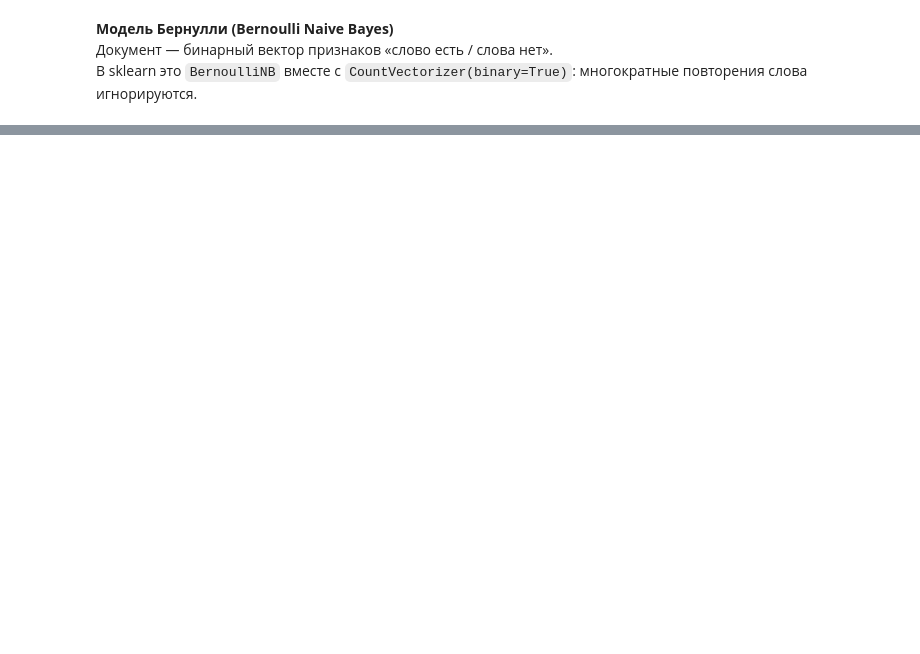
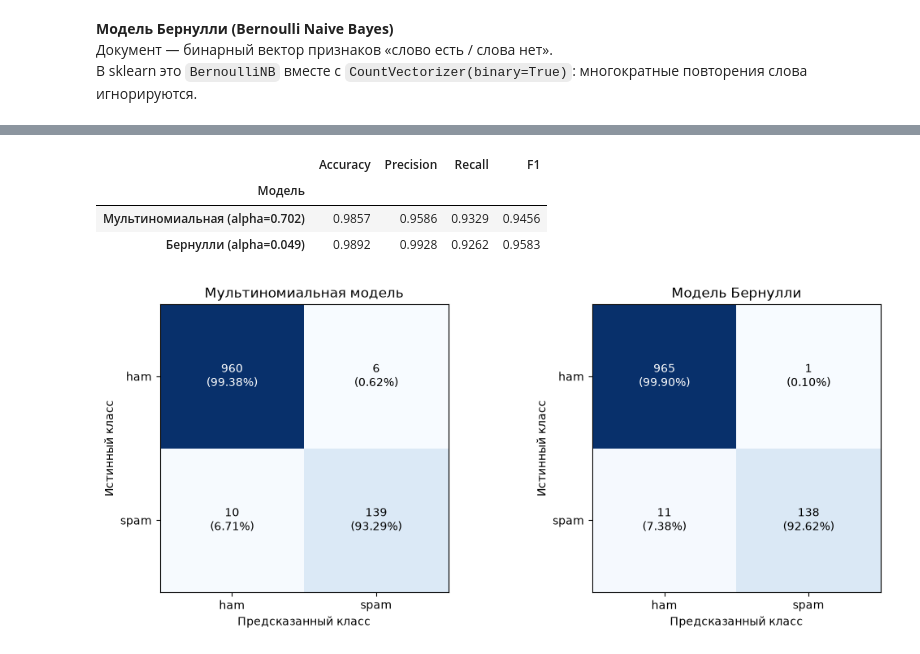
Before and after one commit to ra8fu/Naive-Bayes-Spam-Filter, a Jupyter notebook: Naive Bayes.ipynb, the cells around one changed output, grey strips where cells are left out. Cells and saved outputs as stored; diff of their text form; code cells hidden in the pictures; blank space fills up the shorter version.

```diff
--- a/Naive Bayes.ipynb
+++ b/Naive Bayes.ipynb
@@ -279,0 +388,51 @@ weighted avg     0.9821    0.9821    0.9816      1115
+# %%
+# Обучение при оптимальных alpha
+pipe_multi_best = Pipeline([
+    ("vectorizer", CountVectorizer(analyzer=preprocess)),
+    ("classifier", MultinomialNB(alpha=best_alpha_multi)),
+])
+pipe_bern_best = Pipeline([
+    ("vectorizer", CountVectorizer(analyzer=preprocess)),
+    ("classifier", BernoulliNB(alpha=best_alpha_bern)),
+])
+
+pipe_multi_best.fit(X_train, y_train)
+pipe_bern_best.fit(X_train, y_train)
+
+# Предсказания на тестовой выборке
+proba_multi_best = pipe_multi_best.predict_proba(X_test)[:, 1]
+pred_multi_best  = (proba_multi_best >= 0.5).astype(int)
+
+proba_bern_best = pipe_bern_best.predict_proba(X_test)[:, 1]
+pred_bern_best  = (proba_bern_best >= 0.5).astype(int)
+
+
+# Результирующая таблица оценок моделей
+new_results = pd.DataFrame([
+    {"Модель": f"Мультиномиальная (alpha={best_alpha_multi:.3f})",
+     "Accuracy": accuracy_score(y_test, pred_multi_best),
+     "Precision": precision_score(y_test, pred_multi_best, zero_division=0),
+     "Recall": recall_score(y_test, pred_multi_best),
+     "F1": f1_score(y_test, pred_multi_best)},
+    {"Модель": f"Бернулли (alpha={best_alpha_bern:.3f})",
+     "Accuracy": accuracy_score(y_test, pred_bern_best),
+     "Precision": precision_score(y_test, pred_bern_best, zero_division=0),
+     "Recall": recall_score(y_test, pred_bern_best),
+     "F1": f1_score(y_test, pred_bern_best)},
+]).set_index("Модель").round(4)
+
+new_results
+# %% [output]
+|  | Accuracy | Precision | Recall | F1 |
+| Модель |  |  |  |  |
+| Мультиномиальная (alpha=0.702) | 0.9857 | 0.9586 | 0.9329 | 0.9456 |
+| Бернулли (alpha=0.049) | 0.9892 | 0.9928 | 0.9262 | 0.9583 |
+# %%
+# Отрисовка матриц c оптимальными альфа
+fig, axes = plt.subplots(1, 2, figsize=(11, 4.5))
+plot_confusion(confusion_matrix(y_test, pred_multi_best), axes[0], "Мультиномиальная модель")
+plot_confusion(confusion_matrix(y_test, pred_bern_best), axes[1], "Модель Бернулли")
+plt.tight_layout()
+plt.show()
+# %% [output]
+[figure, added]
```
Also changed, not shown: parts of 12 cells of this notebook.
